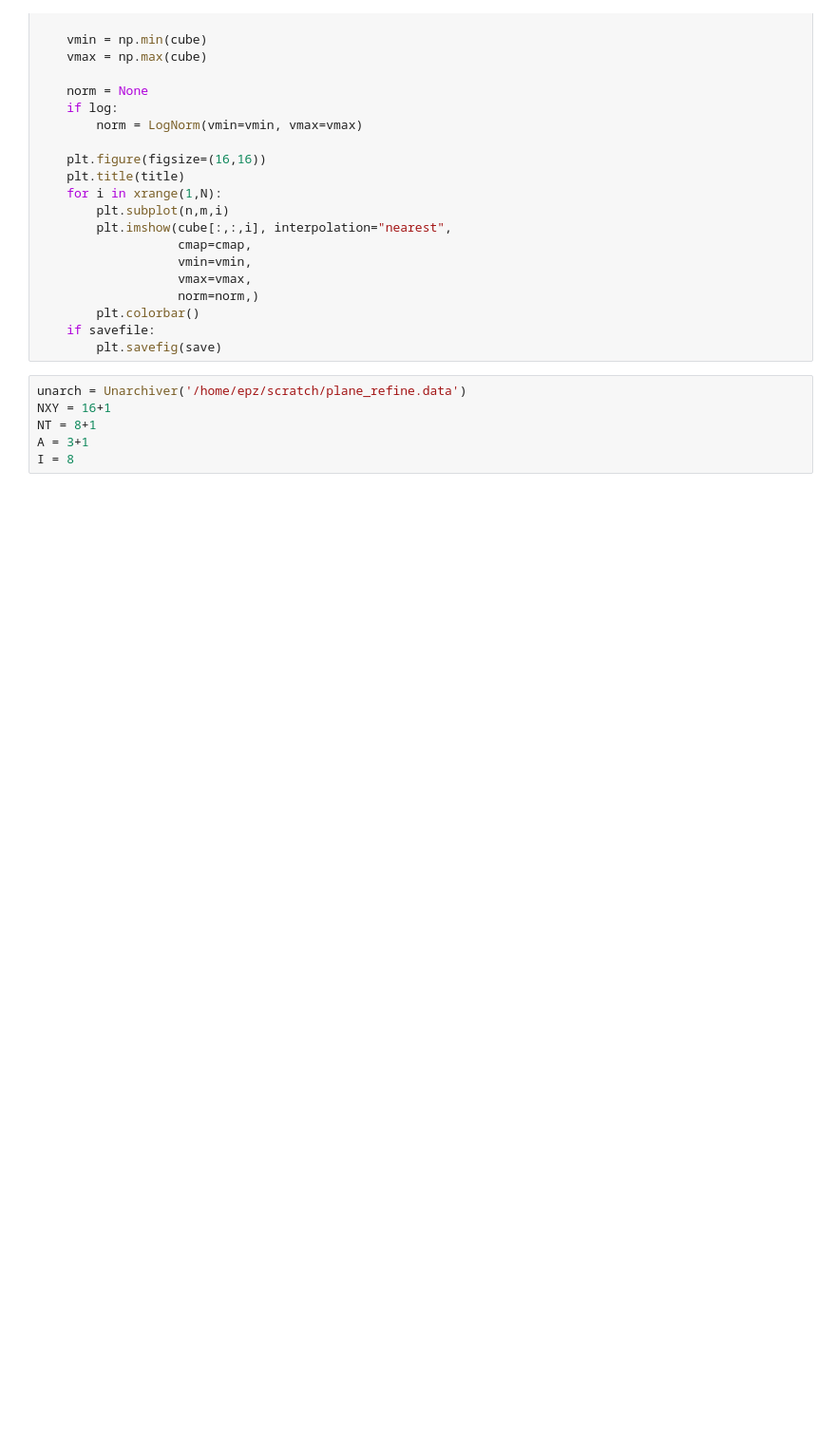
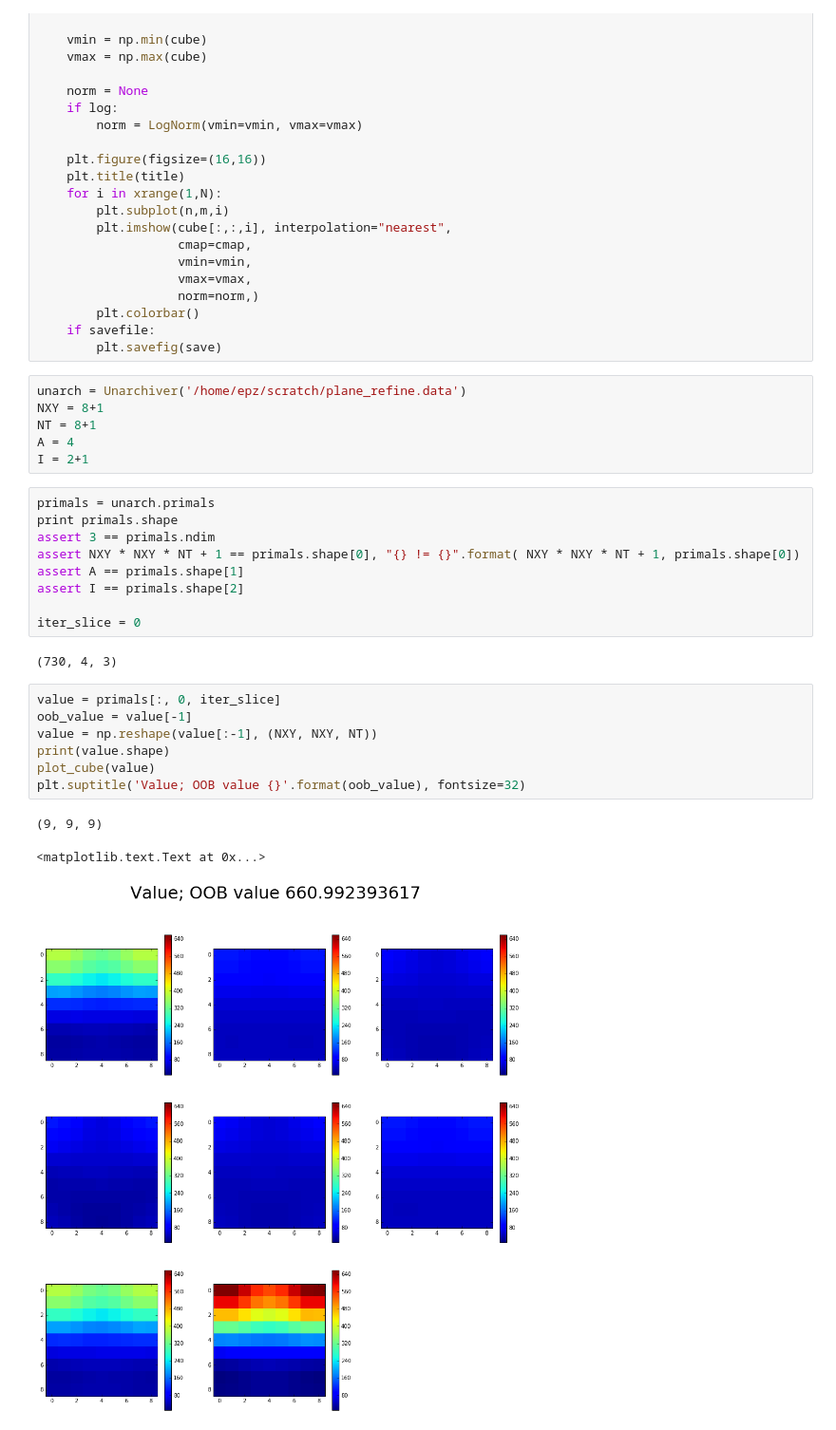
Before and after one commit to order/lcp-research, a Jupyter notebook: planes_refine.py.ipynb, the cells around one changed output. Shown at 95% size. Saved outputs shown, nothing was run; the diff lists cells and outputs as text; blank space fills up the shorter version.

```diff
--- a/planes_refine.py.ipynb
+++ b/planes_refine.py.ipynb
@@ -35,7 +35,29 @@ def plot_cube(cube, title="", cmap="jet", savefile=None, log=False):
         plt.savefig(save)
 # %%
 unarch = Unarchiver('/home/epz/scratch/plane_refine.data')
-NXY = 16+1
+NXY = 8+1
 NT = 8+1
-A = 3+1
-I = 8
+A = 4
+I = 2+1
+# %%
+primals = unarch.primals
+print primals.shape
+assert 3 == primals.ndim
+assert NXY * NXY * NT + 1 == primals.shape[0], "{} != {}".format( NXY * NXY * NT + 1, primals.shape[0])
+assert A == primals.shape[1]
+assert I == primals.shape[2]
+
+iter_slice = 0
+# %% [output]
+(730, 4, 3)
+# %%
+value = primals[:, 0, iter_slice]
+oob_value = value[-1]
+value = np.reshape(value[:-1], (NXY, NXY, NT))
+print(value.shape)
+plot_cube(value)
+plt.suptitle('Value; OOB value {}'.format(oob_value), fontsize=32)
+# %% [output]
+(9, 9, 9)
+<matplotlib.text.Text at 0x...>
+[figure, added]
```
Also changed, not shown: parts of 23 cells of this notebook, 7 other files.
